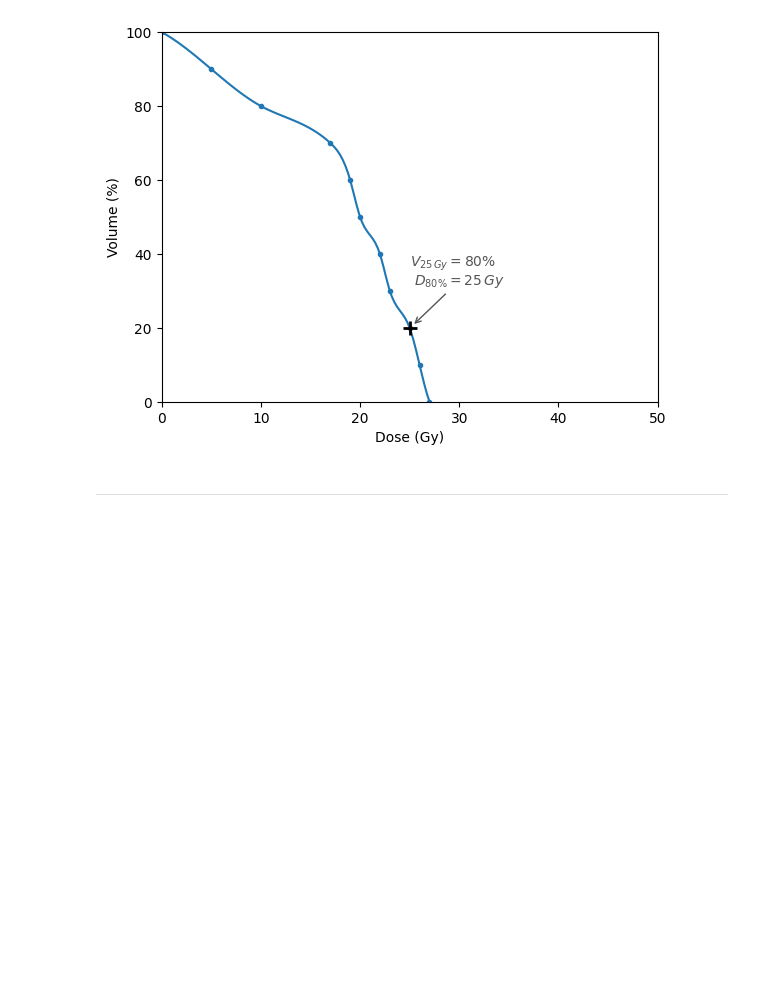
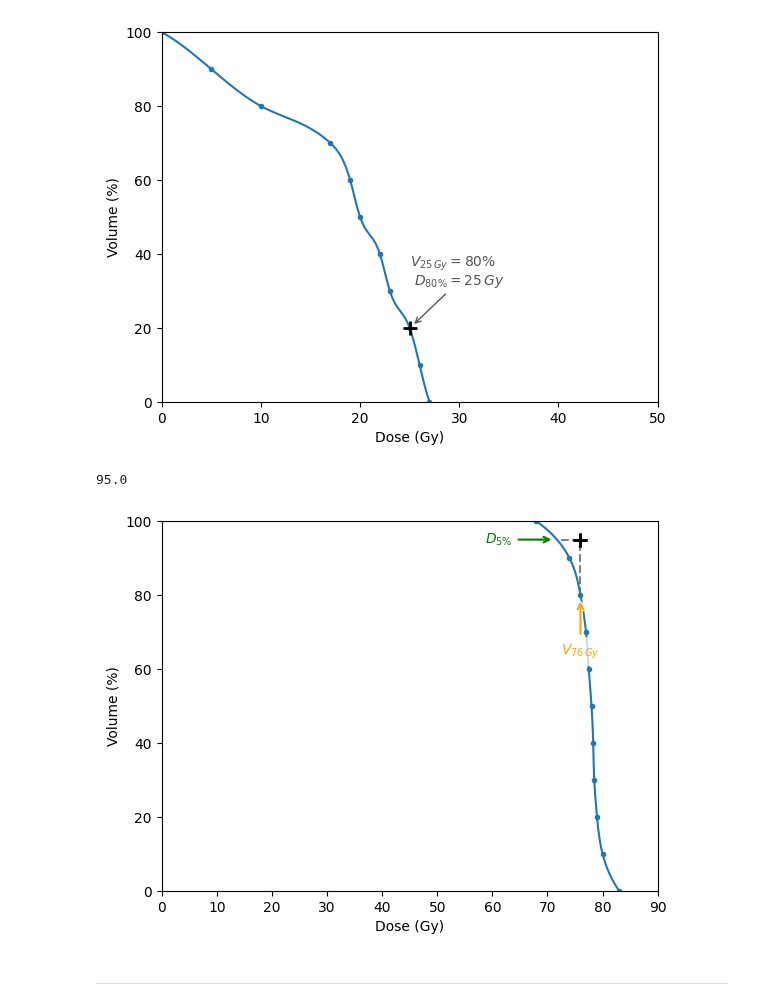
Before and after one commit to pauldubois98/PhD, a Jupyter notebook: 3_dosimetry_optimization/constraint_visualization_nb.ipynb, the cells around one changed output. Cells and saved outputs as stored; diff of their text form; code cells hidden in the pictures; blank space fills up the shorter version.

Commit message:
added constraint min plot

```diff
--- a/3_dosimetry_optimization/constraint_visualization_nb.ipynb
+++ b/3_dosimetry_optimization/constraint_visualization_nb.ipynb
@@ -74,6 +73,45 @@ plt.savefig('constraint_plot_met.pdf', bbox_inches='tight')
 plt.show()
 # %% [output]
 [figure]
+# %%
+# fake data 3
+d3 = np.array([68, 74, 76, 77, 77.5, 78, 78.3, 78.5, 79, 80, 83])
+v3 = 100-100*np.arange(len(d))/(len(d)-1)
+# smooth curve
+spl3_ = make_interp_spline(v3[::-1],d3[::-1], k=3)
+v3_smooth = np.linspace(0,100, 101)
+d3_smooth = spl3_(v3_smooth)
+
+print(v3_smooth[95])
+# constraint ticks
+plt.plot([76, 76, d3_smooth[95]], [80, 95, 95], color='grey', linestyle='--')
+plt.plot(76, 95, '+', color='k', ms=10, markeredgewidth=2)
+
+# DVH + DVH points
+c = plt.plot(d3_smooth, v3_smooth)
+plt.plot(d3, v3, ".", color=c[0].get_color())
+# constraint ticks
+plt.plot(76, 95, '+', color='k', ms=10, markeredgewidth=2)
+plt.annotate("", xy=(76, 79.7), xytext=(76, 64), color='white', weight='heavy', verticalalignment='center',\
+             arrowprops=dict(arrowstyle="->", color='white', lw=3))
+plt.annotate("$V_{76\,Gy}$", xy=(76, 79), xytext=(76, 64), color='orange', weight='heavy', horizontalalignment='center',\
+             arrowprops=dict(arrowstyle="->", color='orange', lw=1.5))\
+                .set_bbox(dict(facecolor='white', alpha=0.75, lw=0))
+plt.annotate("$D_{5\%}$", xy=(d3_smooth[95]-0.5, 95), xytext=(d3_smooth[95]-8, 95), \
+             color='green', weight='heavy', verticalalignment='center', horizontalalignment='right', \
+             arrowprops=dict(arrowstyle="->", color='green', lw=1.5))
+# axes labels
+plt.xlabel('Dose (Gy)')
+plt.ylabel('Volume (%)')
+# axes limits
+plt.ylim(0, 100)
+plt.xlim(0, 90)
+
+plt.savefig('constraint_plot_min.pdf', bbox_inches='tight')
+plt.show()
+# %% [output]
+95.0
+[figure, added]
 # %% [markdown]
 -----
 # %%
```
Also changed, not shown: parts of 2 cells of this notebook.
